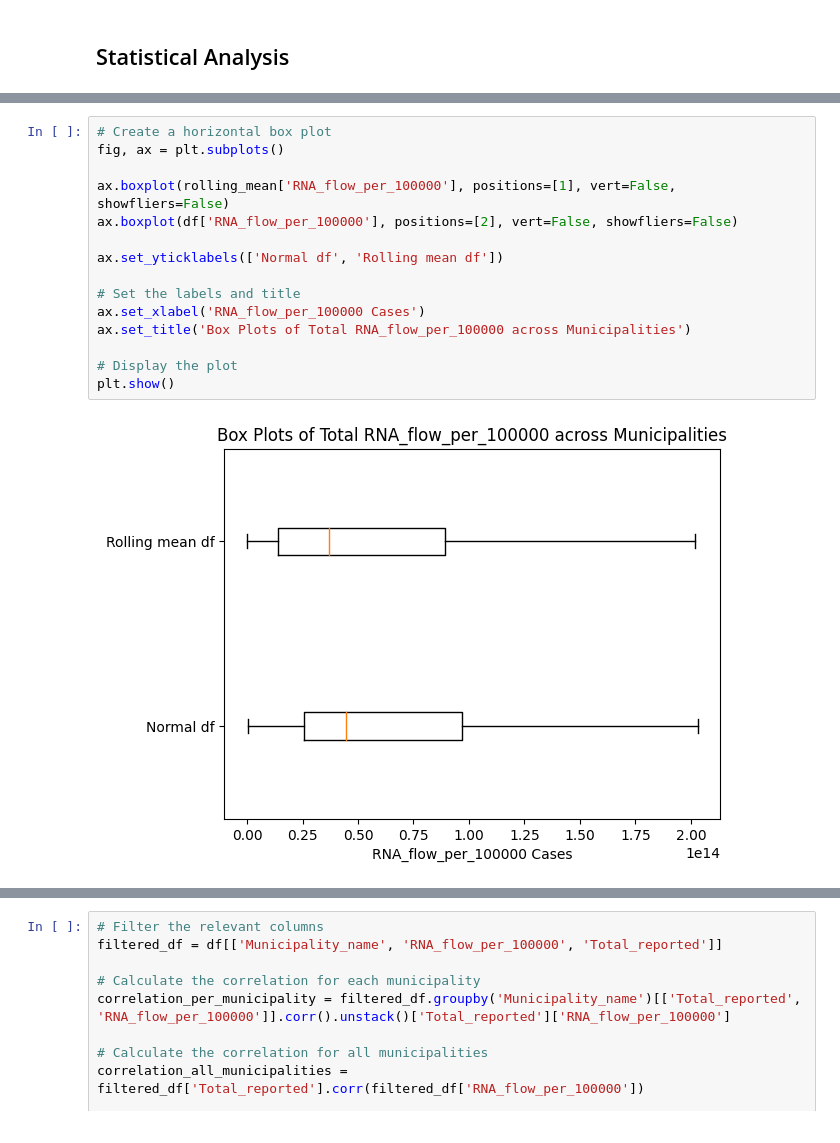
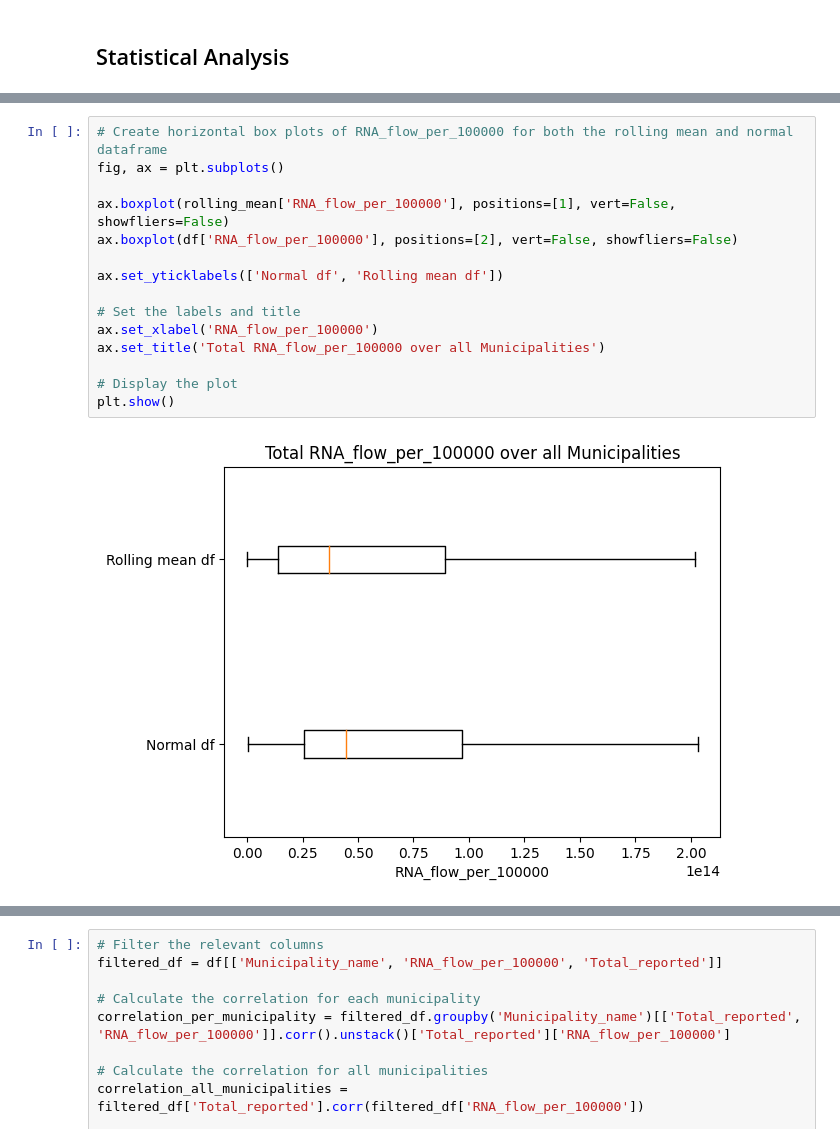
Before and after one commit to PRiesebos/PROG1Final, a Jupyter notebook: code/FinalAssignmentProg1_PeterRiesebos_360567.ipynb, the cells around one changed output, grey strips where cells are left out. Drawn from its saved outputs; the diff is of its cells as text.

```diff
--- a/code/FinalAssignmentProg1_PeterRiesebos_360567.ipynb
+++ b/code/FinalAssignmentProg1_PeterRiesebos_360567.ipynb
@@ -895,18 +909,18 @@ plt.show()
 # %%
-# Create a horizontal box plot
+# Create horizontal box plots of RNA_flow_per_100000 for both the rolling mean and normal dataframe
 fig, ax = plt.subplots()
 
 ax.boxplot(rolling_mean['RNA_flow_per_100000'], positions=[1], vert=False, showfliers=False)
 ax.boxplot(df['RNA_flow_per_100000'], positions=[2], vert=False, showfliers=False)
 
 ax.set_yticklabels(['Normal df', 'Rolling mean df'])
 
 # Set the labels and title
-ax.set_xlabel('RNA_flow_per_100000 Cases')
-ax.set_title('Box Plots of Total RNA_flow_per_100000 across Municipalities')
+ax.set_xlabel('RNA_flow_per_100000')
+ax.set_title('Total RNA_flow_per_100000 over all Municipalities')
 
 # Display the plot
 plt.show()
 # %% [output]
-[figure, old version]
+[figure, new version]
 # %%
```
Also changed, not shown: parts of 48 cells of this notebook.
